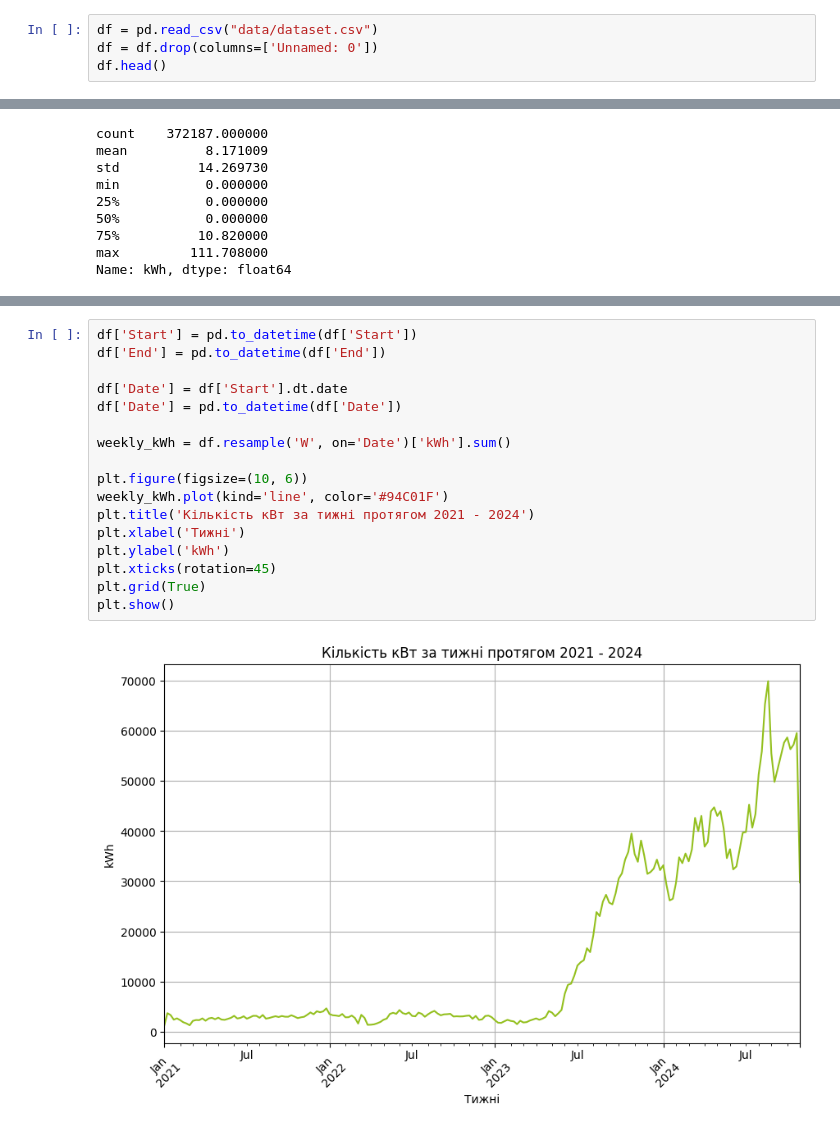
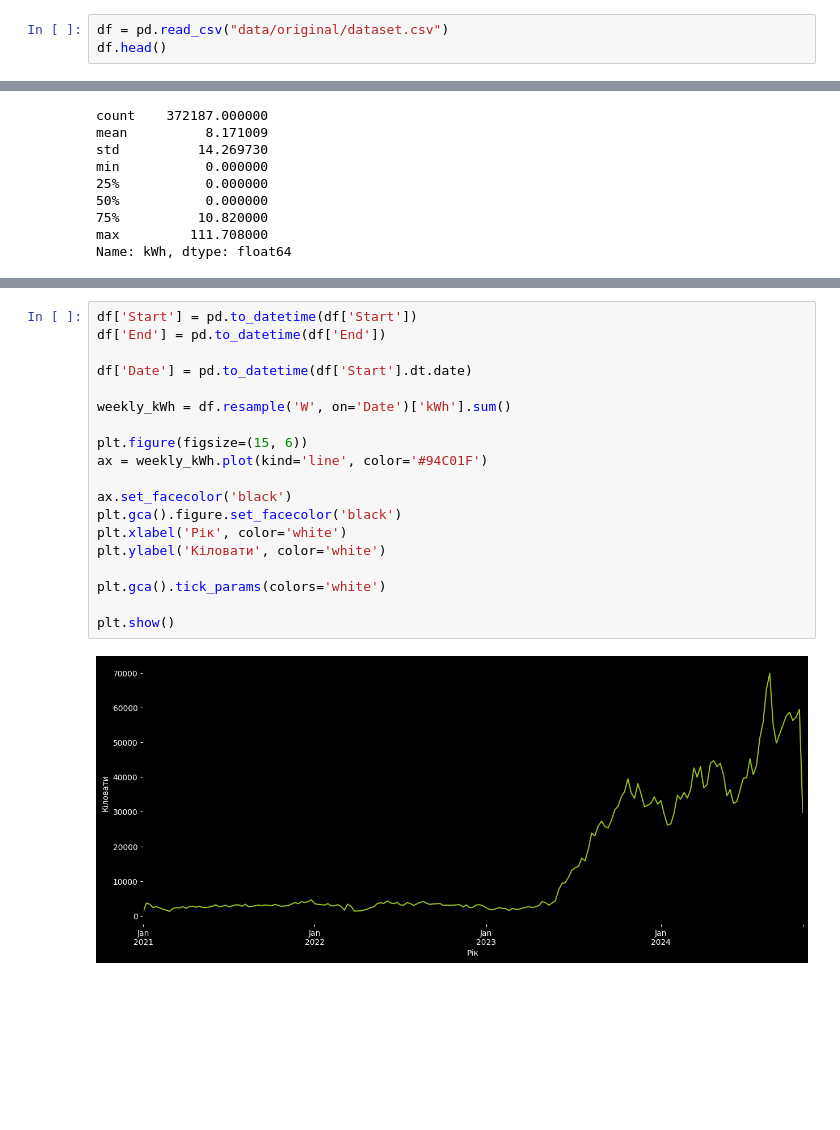
Before and after one commit to Lkupybida/ArtficialInteligenceCourseProject, a Jupyter notebook: nastiia.ipynb, the cells around one changed output, grey strips where cells are left out. Drawn from its saved outputs; the diff is of its cells as text; blank space fills up the shorter version.

Commit message:
plots

```diff
--- a/nastiia.ipynb
+++ b/nastiia.ipynb
@@ -6,5 +7,4 @@ import seaborn as sns
 # %%
-df = pd.read_csv("data/dataset.csv")
-df = df.drop(columns=['Unnamed: 0'])
+df = pd.read_csv("data/original/dataset.csv")
 df.head()
 # %% [output]
@@ -75,19 +72,21 @@ plt.show()
 # %%
 df['Start'] = pd.to_datetime(df['Start'])
 df['End'] = pd.to_datetime(df['End'])
 
-df['Date'] = df['Start'].dt.date
-df['Date'] = pd.to_datetime(df['Date'])
+df['Date'] = pd.to_datetime(df['Start'].dt.date)
 
 weekly_kWh = df.resample('W', on='Date')['kWh'].sum()
 
-plt.figure(figsize=(10, 6))
-weekly_kWh.plot(kind='line', color='#94C01F')
-plt.title('Кількість кВт за тижні протягом 2021 - 2024')
-plt.xlabel('Тижні')
-plt.ylabel('kWh')
-plt.xticks(rotation=45)
-plt.grid(True)
+plt.figure(figsize=(15, 6))
+ax = weekly_kWh.plot(kind='line', color='#94C01F')
+
+ax.set_facecolor('black')
+plt.gca().figure.set_facecolor('black')
+plt.xlabel('Рік', color='white')
+plt.ylabel('Кіловати', color='white')
+
+plt.gca().tick_params(colors='white')
+
 plt.show()
 # %% [output]
-[figure, old version]
+[figure, new version]
```
Also changed, not shown: parts of 7 cells of this notebook.
